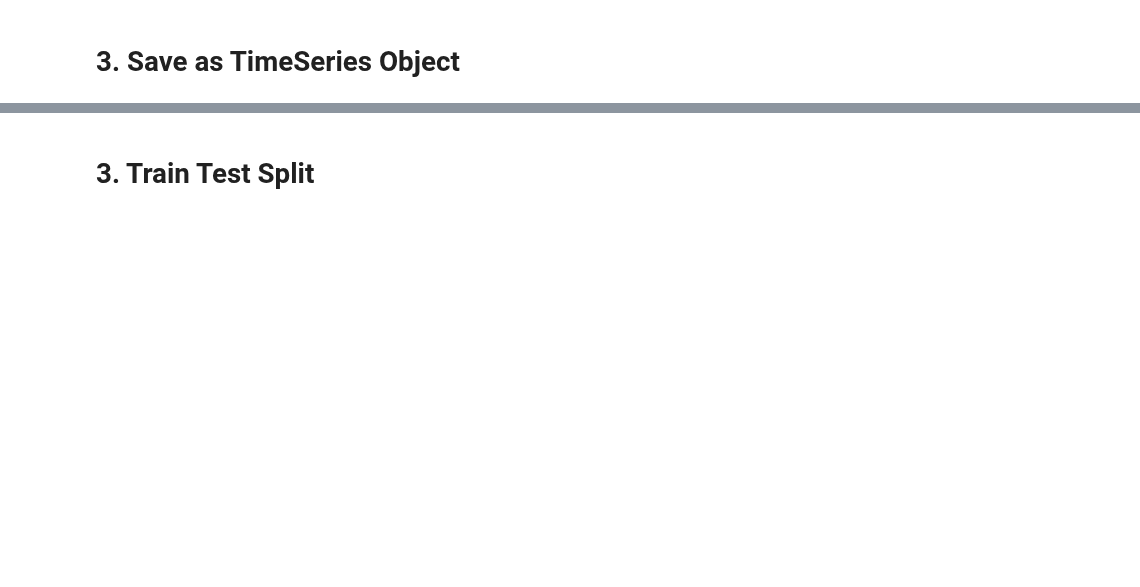
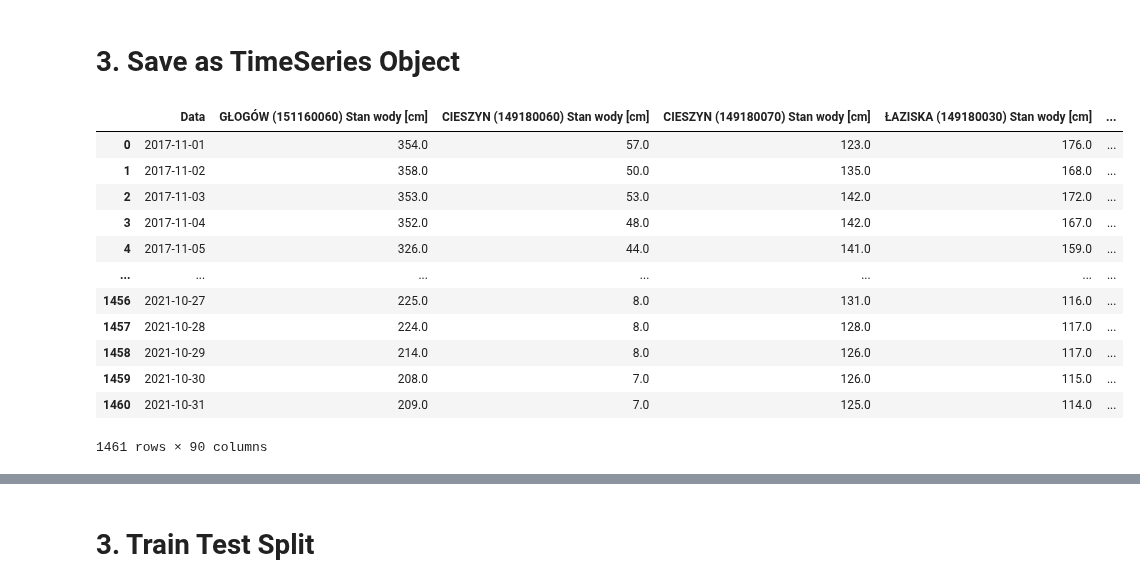
Before and after one commit to it4datascience/CuValley-Batmaja, a Jupyter notebook: src/modelling.ipynb, the cells around one changed output, grey strips where cells are left out. Saved outputs shown, nothing was run; the diff lists cells and outputs as text; code cells hidden in the pictures; blank space fills up the shorter version.

```diff
--- a/src/modelling.ipynb
+++ b/src/modelling.ipynb
@@ -120,2 +129,18 @@ dataset_grouped
 # %% [markdown]
 # 3. Save as TimeSeries Object
+# %%
+dataset.loc[:, ['Data']+hydro_cols]
+# %% [output]
+|  | Data | GŁOGÓW (151160060) Stan wody [cm] | CIESZYN (149180060) Stan wody [cm] | CIESZYN (149180070) Stan wody [cm] | ŁAZISKA (149180030) Stan wody [cm] | ... |
+| 0 | 2017-11-01 | 354.0 | 57.0 | 123.0 | 176.0 | ... |
+| 1 | 2017-11-02 | 358.0 | 50.0 | 135.0 | 168.0 | ... |
+| 2 | 2017-11-03 | 353.0 | 53.0 | 142.0 | 172.0 | ... |
+| 3 | 2017-11-04 | 352.0 | 48.0 | 142.0 | 167.0 | ... |
+| 4 | 2017-11-05 | 326.0 | 44.0 | 141.0 | 159.0 | ... |
+| ... | ... | ... | ... | ... | ... | ... |
+| 1456 | 2021-10-27 | 225.0 | 8.0 | 131.0 | 116.0 | ... |
+| 1457 | 2021-10-28 | 224.0 | 8.0 | 128.0 | 117.0 | ... |
+| 1458 | 2021-10-29 | 214.0 | 8.0 | 126.0 | 117.0 | ... |
+| 1459 | 2021-10-30 | 208.0 | 7.0 | 126.0 | 115.0 | ... |
+| 1460 | 2021-10-31 | 209.0 | 7.0 | 125.0 | 114.0 | ... |
+1461 rows × 90 columns
```
Also changed, not shown: parts of 7 cells of this notebook, 2 other files.
